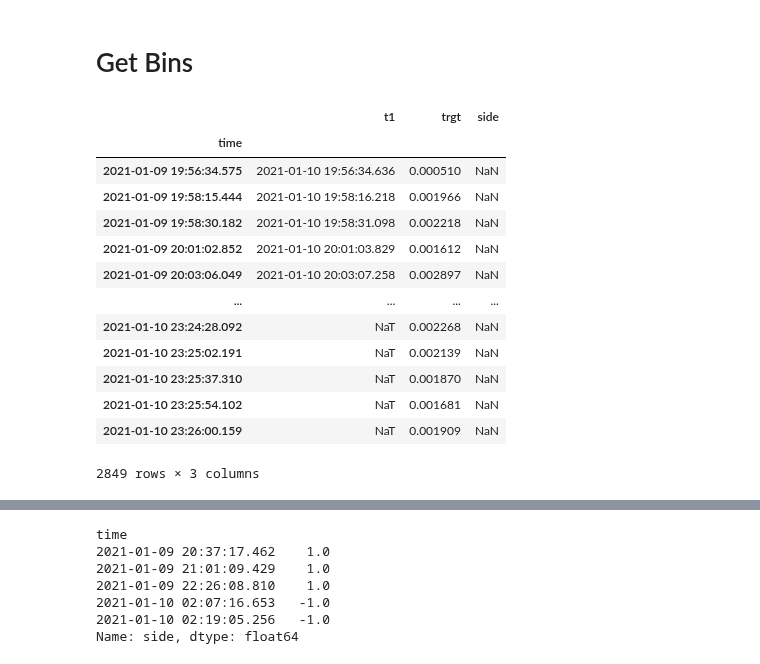
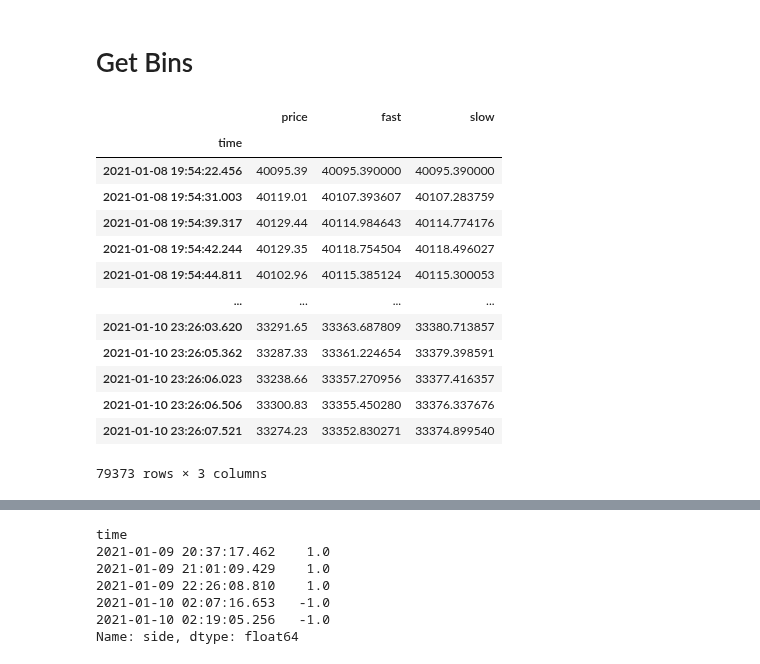
Before and after one commit to sunnymnie/bitcoin-printer, a Jupyter notebook: 3-data-labelling/4-get-bins.ipynb, the cells around one changed output, grey strips where cells are left out. Drawn from its saved outputs; the diff is of its cells as text; code cells hidden in the pictures.

```diff
--- a/3-data-labelling/4-get-bins.ipynb
+++ b/3-data-labelling/4-get-bins.ipynb
@@ -17,22 +17,22 @@ t1 = pd.Series(pd.to_datetime(t1.v_bar))
 df = pd.read_csv("../data/progress2.csv")
 df = df.set_index(pd.to_datetime(df.time)).drop(["time"], axis=1)
 # %%
-events
+df
 # %% [output]
-|  | t1 | trgt | side |
+|  | price | fast | slow |
 | time |  |  |  |
-| 2021-01-09 19:56:34.575 | 2021-01-10 19:56:34.636 | 0.000510 | NaN |
-| 2021-01-09 19:58:15.444 | 2021-01-10 19:58:16.218 | 0.001966 | NaN |
-| 2021-01-09 19:58:30.182 | 2021-01-10 19:58:31.098 | 0.002218 | NaN |
-| 2021-01-09 20:01:02.852 | 2021-01-10 20:01:03.829 | 0.001612 | NaN |
-| 2021-01-09 20:03:06.049 | 2021-01-10 20:03:07.258 | 0.002897 | NaN |
+| 2021-01-08 19:54:22.456 | 40095.39 | 40095.390000 | 40095.390000 |
+| 2021-01-08 19:54:31.003 | 40119.01 | 40107.393607 | 40107.283759 |
+| 2021-01-08 19:54:39.317 | 40129.44 | 40114.984643 | 40114.774176 |
+| 2021-01-08 19:54:42.244 | 40129.35 | 40118.754504 | 40118.496027 |
+| 2021-01-08 19:54:44.811 | 40102.96 | 40115.385124 | 40115.300053 |
 | ... | ... | ... | ... |
-| 2021-01-10 23:24:28.092 | NaT | 0.002268 | NaN |
-| 2021-01-10 23:25:02.191 | NaT | 0.002139 | NaN |
-| 2021-01-10 23:25:37.310 | NaT | 0.001870 | NaN |
-| 2021-01-10 23:25:54.102 | NaT | 0.001681 | NaN |
-| 2021-01-10 23:26:00.159 | NaT | 0.001909 | NaN |
+| 2021-01-10 23:26:03.620 | 33291.65 | 33363.687809 | 33380.713857 |
+| 2021-01-10 23:26:05.362 | 33287.33 | 33361.224654 | 33379.398591 |
+| 2021-01-10 23:26:06.023 | 33238.66 | 33357.270956 | 33377.416357 |
+| 2021-01-10 23:26:06.506 | 33300.83 | 33355.450280 | 33376.337676 |
+| 2021-01-10 23:26:07.521 | 33274.23 | 33352.830271 | 33374.899540 |
-2849 rows × 3 columns
+79373 rows × 3 columns
 # %%
 def get_bins(events, close, t1=None):
     '''
```
Also changed, not shown: parts of 1 cell of this notebook, 9 other files.
